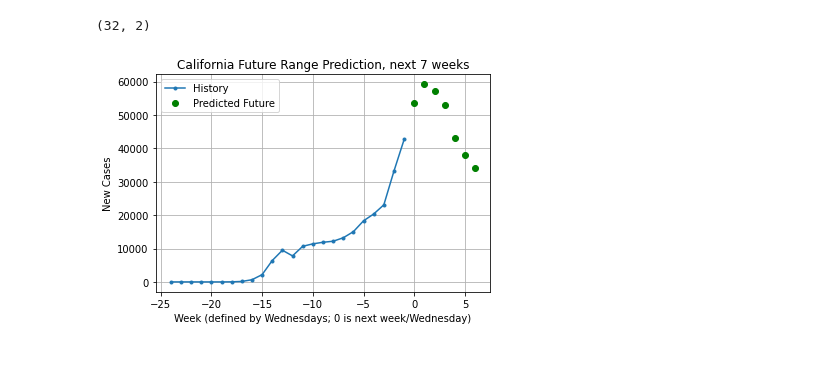
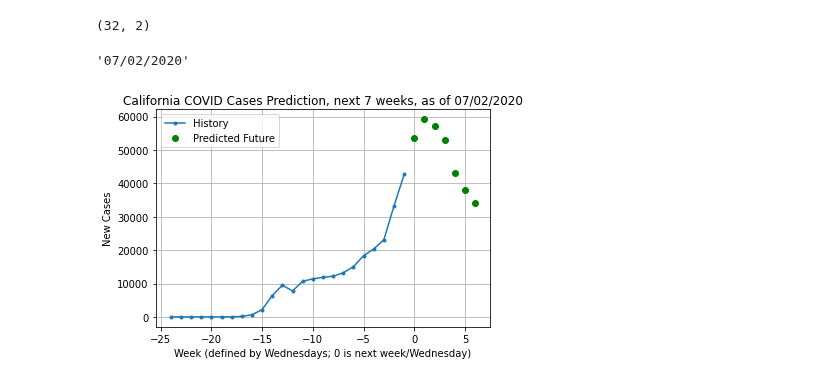
Before and after one commit to tamjazad/ml-covid19, a Jupyter notebook: flu-trained-models/california/cali_future_range.ipynb, the cells around one changed output. Saved outputs shown, nothing was run; the diff lists cells and outputs as text; code cells hidden in the pictures.

```diff
--- a/flu-trained-models/california/cali_future_range.ipynb
+++ b/flu-trained-models/california/cali_future_range.ipynb
@@ -452,14 +453,19 @@ def multi_step_prediction(history, prediction):
              label='Predicted Future')
   plt.legend(loc='upper left')
   return plt
+# %%
+today_date = datetime.date.today()
+today_datestring = today_date.strftime("%m/%d/%Y")
+# %% [output]
+'07/02/2020'
 # %%
 for x, y in test_data_single.take(1):
     predicted_cases = lstm_prediction_model.predict(x)[0]
     plot = multi_step_prediction(x[0] * peak_guess, predicted_cases * peak_guess)
-    plot.title(region_string + " Future Range Prediction, next 7 weeks")
+    plot.title(region_string + " COVID Cases Prediction, next 7 weeks, as of " + today_datestring)
     plot.xlabel('Week (defined by Wednesdays; 0 is next week/Wednesday)')
     plot.ylabel('New Cases')
     plot.grid()
     plot.show()
 # %% [output]
-[figure, old version]
+[figure, new version]
```
Also changed, not shown: parts of 1 cell of this notebook.
